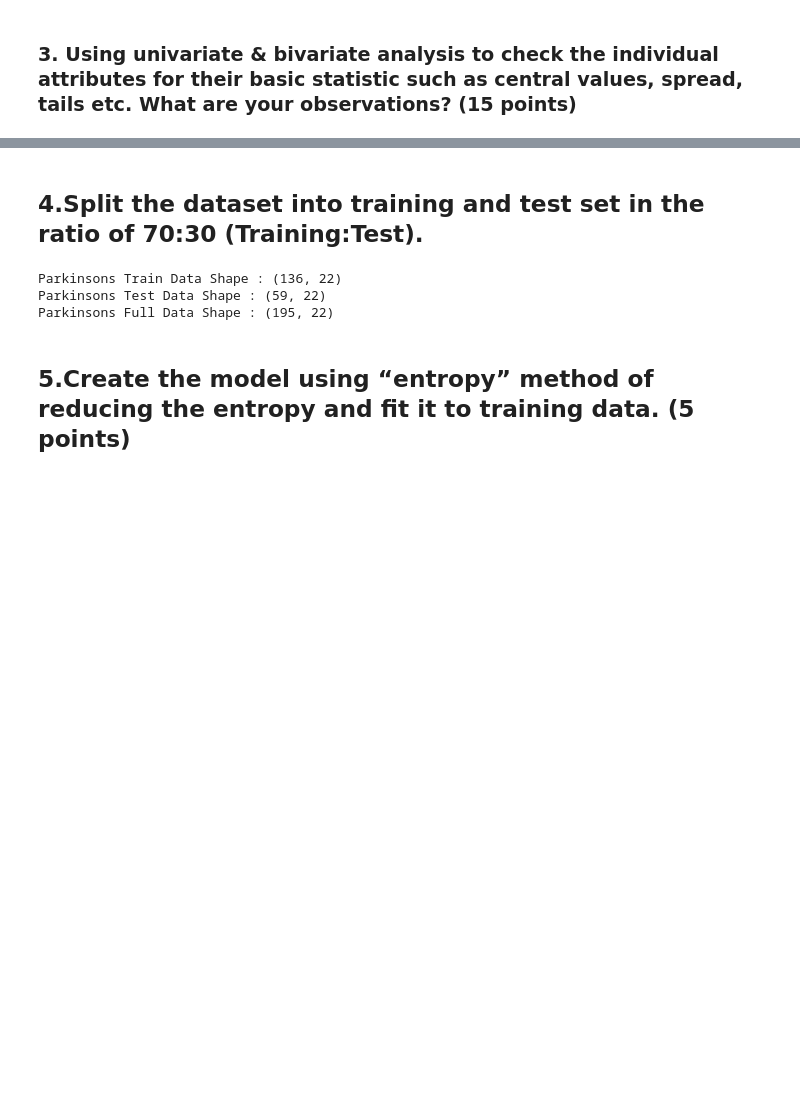
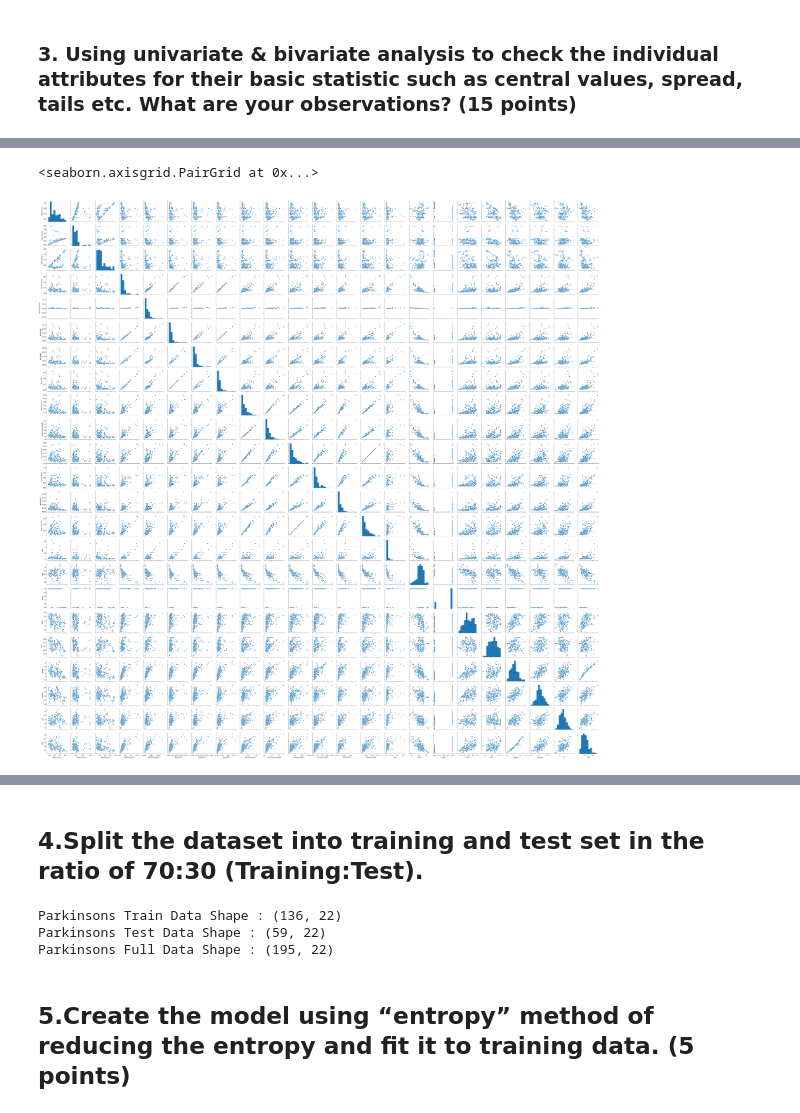
Before and after one commit to GreatLearningAIML1/bangalore-feb-batch-krishnakarthi, a Jupyter notebook: Projects/R3_EnsembleTechnique/EnsembleTechnique_R3_Project1.ipynb, the cells around one changed output, grey strips where cells are left out. Saved outputs shown, nothing was run; the diff lists cells and outputs as text; code cells hidden in the pictures; blank space fills up the shorter version.

```diff
--- a/Projects/R3_EnsembleTechnique/EnsembleTechnique_R3_Project1.ipynb
+++ b/Projects/R3_EnsembleTechnique/EnsembleTechnique_R3_Project1.ipynb
@@ -103,0 +120,5 @@ parkinsons_df.describe()
+# %%
+sns.pairplot(parkinsons_df)
+# %% [output]
+<seaborn.axisgrid.PairGrid at 0x...>
+[figure, added]
```
Also changed, not shown: parts of 17 cells of this notebook.
